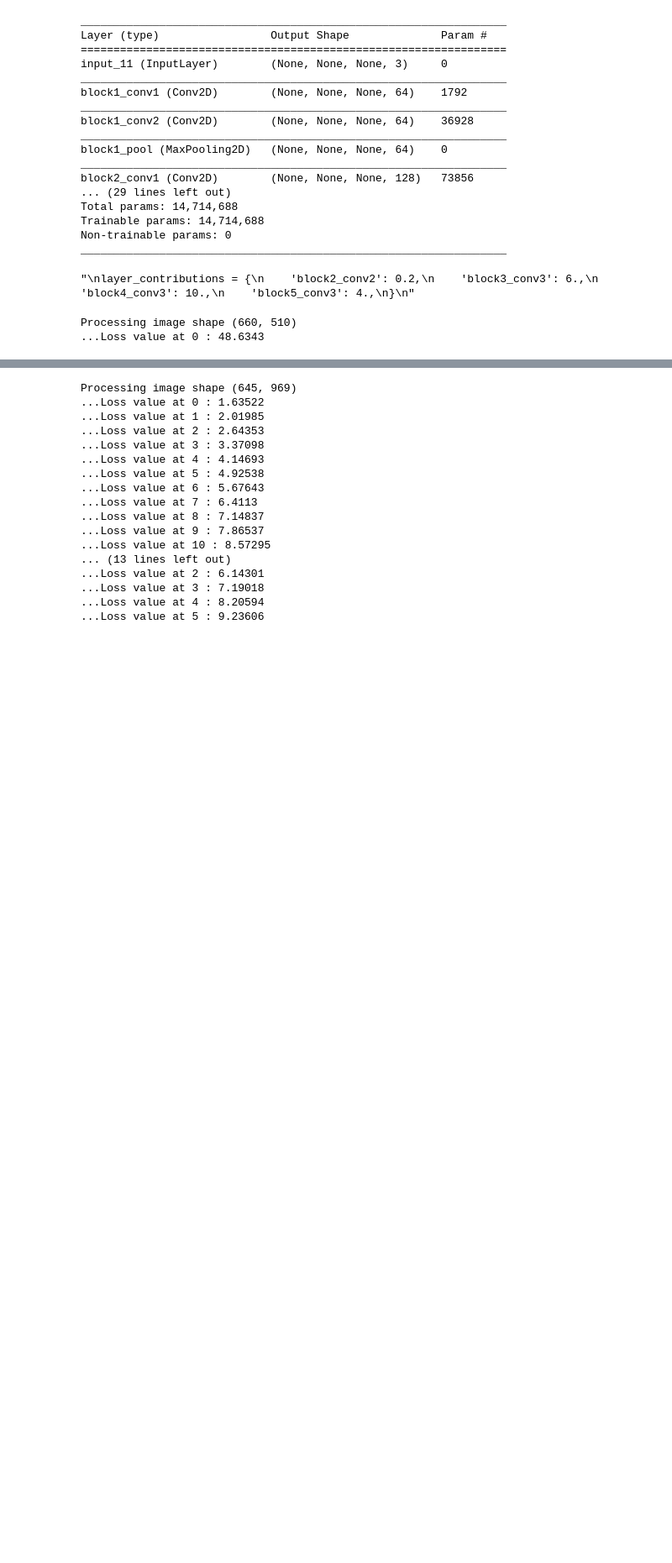
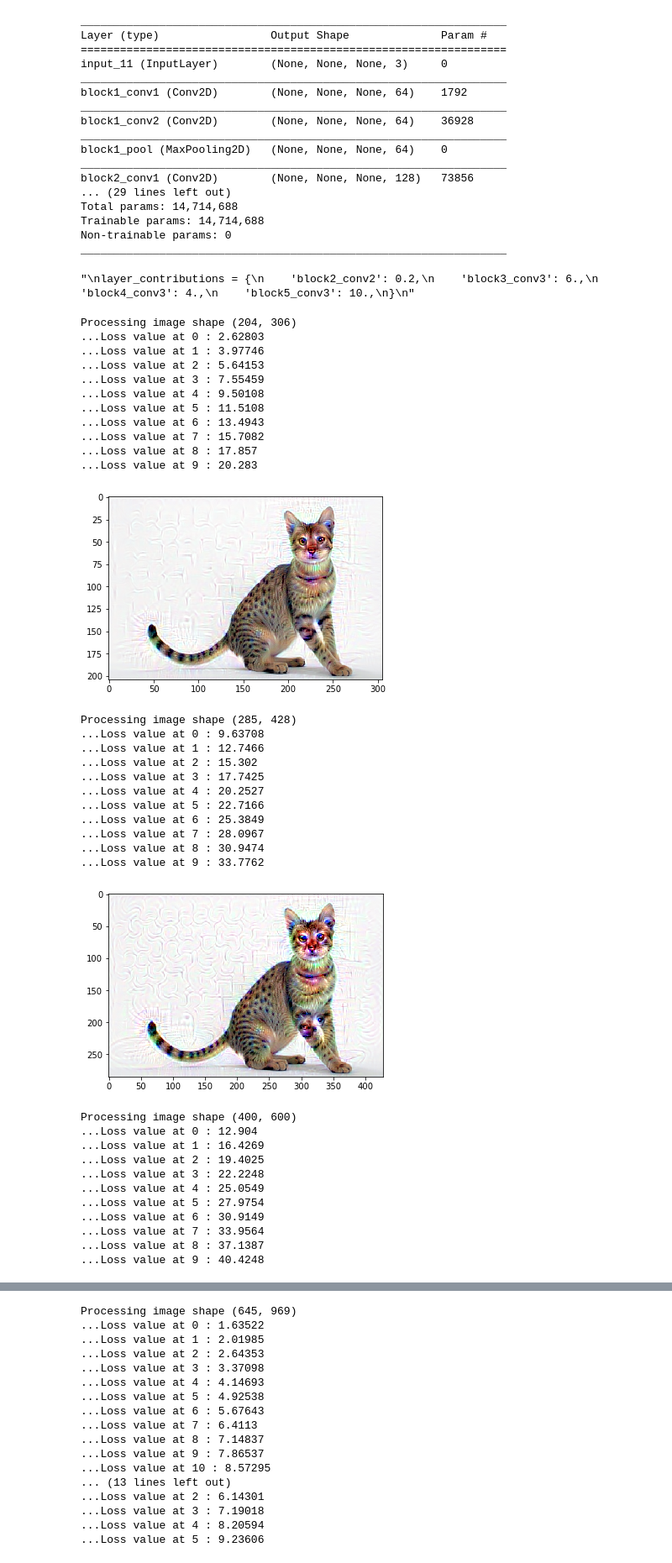
Before and after one commit to smitheric95/neural-networks, a Jupyter notebook: Lab1/Oscar.ipynb, the cells around one changed output, grey strips where cells are left out. Shown: that part at 84% size. Drawn from its saved outputs; the diff is of its cells as text; code cells hidden in the pictures; blank space fills up the shorter version.

```diff
--- a/Lab1/Oscar.ipynb
+++ b/Lab1/Oscar.ipynb
@@ -54,21 +54,21 @@ layer_contributions = {
 }
 '''
 layer_contributions = {
-    'block2_conv2': 0.02,
-    'block3_conv3': 0.03,
-    'block4_conv3': 0.75,
-    'block5_conv2': 1.5,
+    #'block2_conv2': 0.02,
+    #'block3_conv3': 0.03,
+    'block4_conv3': 1.,
+    #'block5_conv2': 1.5,
 }
 '''
 layer_contributions = {
     'block2_conv2': 0.2,
     'block3_conv3': 6.,
-    'block4_conv3': 10.,
-    'block5_conv3': 4.,
+    'block4_conv3': 4.,
+    'block5_conv3': 10.,
 }
 '''
 # %% [output]
-"\nlayer_contributions = {\n    'block2_conv2': 0.2,\n    'block3_conv3': 6.,\n    'block4_conv3': 10.,\n    'block5_conv3': 4.,\n}\n"
+"\nlayer_contributions = {\n    'block2_conv2': 0.2,\n    'block3_conv3': 6.,\n    'block4_conv3': 4.,\n    'block5_conv3': 10.,\n}\n"
 # %%
 # Get the symbolic outputs of each "key" layer (we gave them unique names).
 layer_dict = dict([(layer.name, layer) for layer in model.layers])
@@ -238,7 +238,7 @@ noisy_sigma = 35
 max_loss = None
 
 # Fill this to the path to the image you want to use
-base_image_path = '/Users/oscar/Documents/Development/Resources/images/Lunar_Lan.jpg'
+base_image_path = '/Users/oscar/Documents/Development/Resources/images/cat.jpg'
 
 # Load the image into a Numpy array
 img = preprocess_image(base_image_path)
@@ -253,36 +253,67 @@ for i in range(1, num_octave):
     successive_shapes.append(shape)
 
 # Reverse list of shapes, so that they are in increasing order
 successive_shapes = successive_shapes[::-1]
 
 # Resize the Numpy array of the image to our smallest scale
 original_img = np.copy(img)
 shrunk_original_img = resize_img(img, successive_shapes[0])
 
 for shape in successive_shapes:
     print('Processing image shape', shape)
     #img = add_sp_noise(img)
     img = resize_img(img, shape)
 
     #img = add_gaussian_noise(img, noisy_sigma)
-    #print(img[0][0])
     img = gradient_ascent(img,
                           iterations=iterations,
                           step=step,
                           max_loss=max_loss)
-    #print(img[0][0])
     upscaled_shrunk_original_img = resize_img(shrunk_original_img, shape)
     same_size_original = resize_img(original_img, shape)
     lost_detail = same_size_original - upscaled_shrunk_original_img
 
     img += lost_detail
     shrunk_original_img = resize_img(original_img, shape)
-    save_img(img, fname='vgg_ocean_at_scale_' + str(shape) + '.png')
+    save_img(img, fname='cat_at_scale_' + str(shape) + '.png')
     #print(img)
     plt.imshow(deprocess_image(np.copy(img)))
     plt.show()
 
-save_img(img, fname='vgg_final_ocean_dream.png')
+save_img(img, fname='final_cat_dream.png')
 # %% [output]
-Processing image shape (660, 510)
-...Loss value at 0 : 48.6343
+Processing image shape (204, 306)
+...Loss value at 0 : 2.62803
+...Loss value at 1 : 3.97746
+...Loss value at 2 : 5.64153
+...Loss value at 3 : 7.55459
+...Loss value at 4 : 9.50108
+...Loss value at 5 : 11.5108
+...Loss value at 6 : 13.4943
+...Loss value at 7 : 15.7082
+...Loss value at 8 : 17.857
+...Loss value at 9 : 20.283
+[figure, added]
+Processing image shape (285, 428)
+...Loss value at 0 : 9.63708
+...Loss value at 1 : 12.7466
+...Loss value at 2 : 15.302
+...Loss value at 3 : 17.7425
+...Loss value at 4 : 20.2527
+...Loss value at 5 : 22.7166
+...Loss value at 6 : 25.3849
+...Loss value at 7 : 28.0967
+...Loss value at 8 : 30.9474
+...Loss value at 9 : 33.7762
+[figure, added]
+Processing image shape (400, 600)
+...Loss value at 0 : 12.904
+...Loss value at 1 : 16.4269
+...Loss value at 2 : 19.4025
+...Loss value at 3 : 22.2248
+...Loss value at 4 : 25.0549
+...Loss value at 5 : 27.9754
+...Loss value at 6 : 30.9149
+...Loss value at 7 : 33.9564
+...Loss value at 8 : 37.1387
+...Loss value at 9 : 40.4248
```
Also changed, not shown: parts of 2 cells of this notebook, 14 other files.
